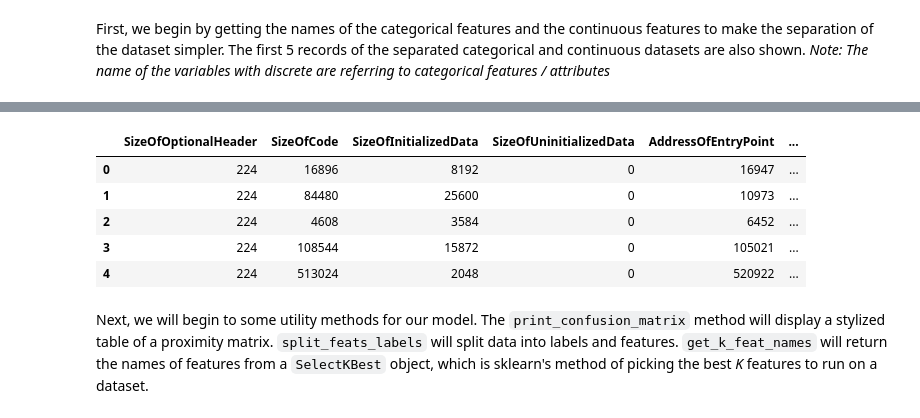
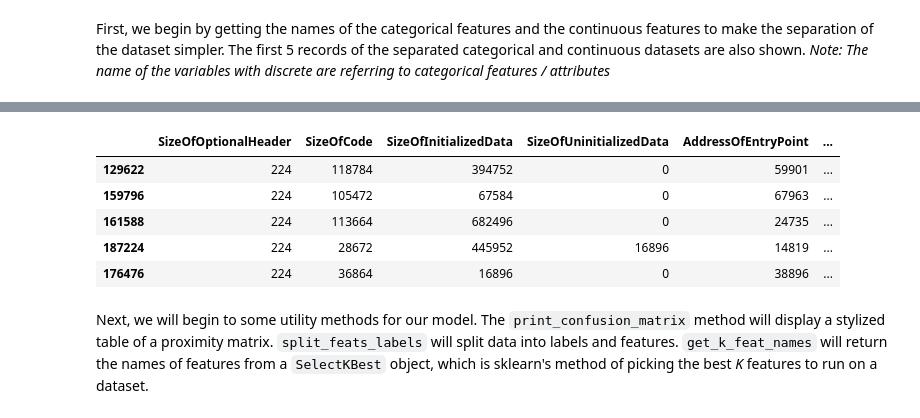
Before and after one commit to ayaabdelgawad/categorize-viruses, a Jupyter notebook: mal-classifier.ipynb, the cells around one changed output, grey strips where cells are left out. Drawn from its saved outputs; the diff is of its cells as text; code cells hidden in the pictures.

```diff
--- a/mal-classifier.ipynb
+++ b/mal-classifier.ipynb
@@ -374,0 +379,6 @@ data.head ()
+# %%
+num_legit = (data['legitimate'] == 1).sum()
+num_malicious = (data['legitimate'] == 0).sum()
+
+print ("Percent Malicious:", num_malicious / len (data))
+print ("Percent Safe:", num_legit / len (data))
@@ -374,0 +388,12 @@ data.head ()
+# %%
+deep_copy_data = data.copy()
+random_pruned_data = deep_copy_data.groupby("legitimate").sample(n=num_legit, random_state=2)
+labels = random_pruned_data["legitimate"]
+features = random_pruned_data.drop(columns = ["legitimate", 'OSVersion'])
+
+num_legit = (random_pruned_data['legitimate'] == 1).sum()
+num_malicious = (random_pruned_data['legitimate'] == 0).sum()
+
+print ("Percent Malicious:", num_malicious / len (random_pruned_data))
+print ("Percent Safe:", num_legit / len (random_pruned_data))
+random_pruned_data.head ()
@@ -379,15 +413,15 @@ discrete_features = [
     "OSVersion",
     "MajorSubsystemVersion",
     *dll_flag_offsets.values(),
-    *[name for name in data if name.startswith ('Machine')],
-    *[name for name in data if name.startswith ('Subsystem')]
+    *[name for name in random_pruned_data if name.startswith ('Machine')],
+    *[name for name in random_pruned_data if name.startswith ('Subsystem')]
 ]
 
 continuous_features = [
     name for name in data \
         if name not in discrete_features and name not in ["MajorOperatingSystemVersion", "legitimate"]]
 
-display (data[discrete_features].head ())
-display (data[continuous_features].head ())
+display (random_pruned_data[discrete_features].head ())
+display (random_pruned_data[continuous_features].head ())
 # %% [output]
 |  | OSVersion | MajorSubsystemVersion | IMAGE_DLL_CHARACTERISTICS_HIGH_EN... | IMAGE_DLLCHARACTERISTICS_DYNAMIC_... | IMAGE_DLLCHARACTERISTICS_FORCE_IN... | ... |
@@ -399,9 +433,9 @@ display (data[continuous_features].head ())
 |  | SizeOfOptionalHeader | SizeOfCode | SizeOfInitializedData | SizeOfUninitializedData | AddressOfEntryPoint | ... |
-| 0 | 224 | 16896 | 8192 | 0 | 16947 | ... |
-| 1 | 224 | 84480 | 25600 | 0 | 10973 | ... |
-| 2 | 224 | 4608 | 3584 | 0 | 6452 | ... |
-| 3 | 224 | 108544 | 15872 | 0 | 105021 | ... |
-| 4 | 224 | 513024 | 2048 | 0 | 520922 | ... |
+| 129622 | 224 | 118784 | 394752 | 0 | 59901 | ... |
+| 159796 | 224 | 105472 | 67584 | 0 | 67963 | ... |
+| 161588 | 224 | 113664 | 682496 | 0 | 24735 | ... |
+| 187224 | 224 | 28672 | 445952 | 16896 | 14819 | ... |
+| 176476 | 224 | 36864 | 16896 | 0 | 38896 | ... |
 # %% [markdown]
 Next, we will begin to some utility methods for our model. The `print_confusion_matrix` method will display a stylized table of a proximity matrix. `split_feats_labels` will split data into labels and features. `get_k_feat_names` will return the names of features from a `SelectKBest` object, which is sklearn's method of picking the best _K_ features to run on a dataset.
 # %%
```
Also changed, not shown: parts of 12 cells of this notebook.
